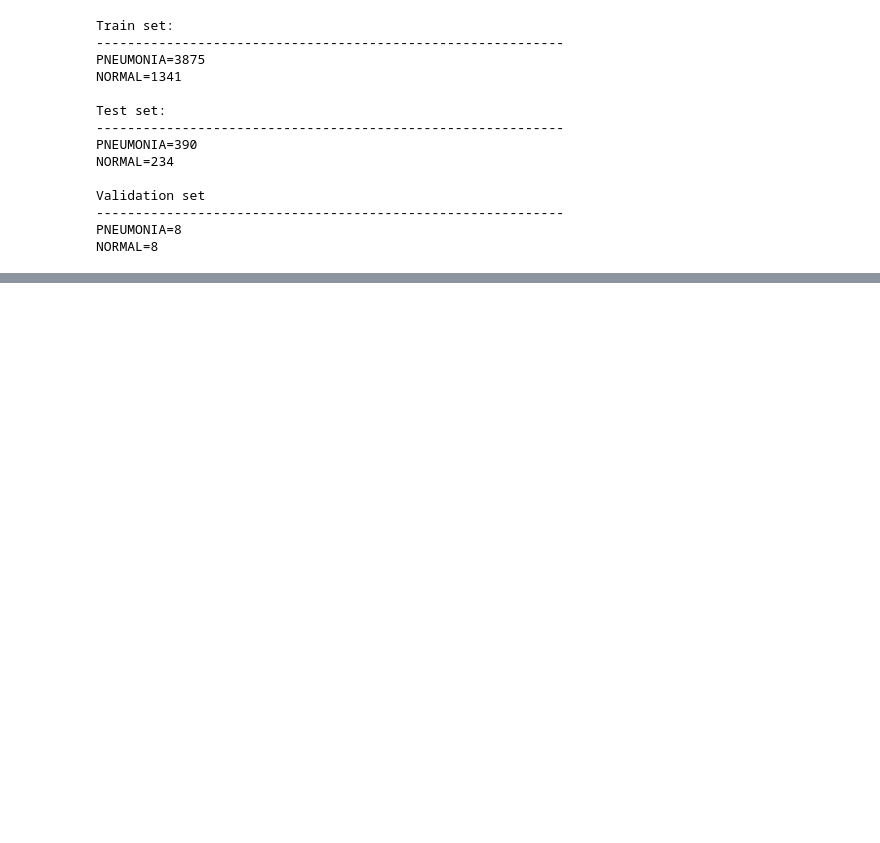
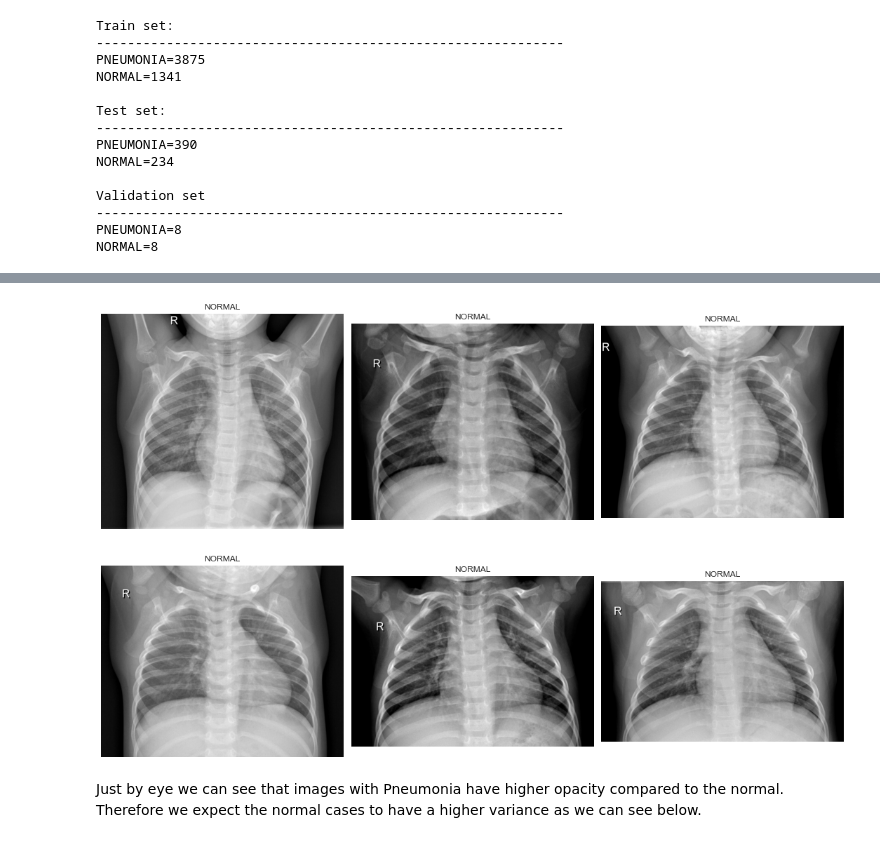
Before and after one commit to adam-broussard/Chandra, a Jupyter notebook: notebooks/0_ExploratoryDataAnalysis.ipynb, the cells around one changed output, grey strips where cells are left out. Saved outputs shown, nothing was run; the diff lists cells and outputs as text; code cells hidden in the pictures; blank space fills up the shorter version.

Commit message:
Looking at some scans and comparing variances

```diff
--- a/notebooks/0_ExploratoryDataAnalysis.ipynb
+++ b/notebooks/0_ExploratoryDataAnalysis.ipynb
@@ -58,0 +81,16 @@ NORMAL=8
+# %%
+plt.figure(figsize=(15, 10))
+
+for i in range(6):
+    plt.subplot(2, 3, i + 1)
+    img = plt.imread(os.path.join(normal_dir, normal[i]))
+    plt.title("NORMAL")
+    plt.imshow(img, cmap='gray')
+    plt.axis('off')
+
+
+plt.tight_layout()
+# %% [output]
+[figure, added]
+# %% [markdown]
+Just by eye we can see that images with Pneumonia have higher opacity compared to the normal. Therefore we expect the normal cases to have a higher variance as we can see below.
```
Also changed, not shown: parts of 7 cells of this notebook.
